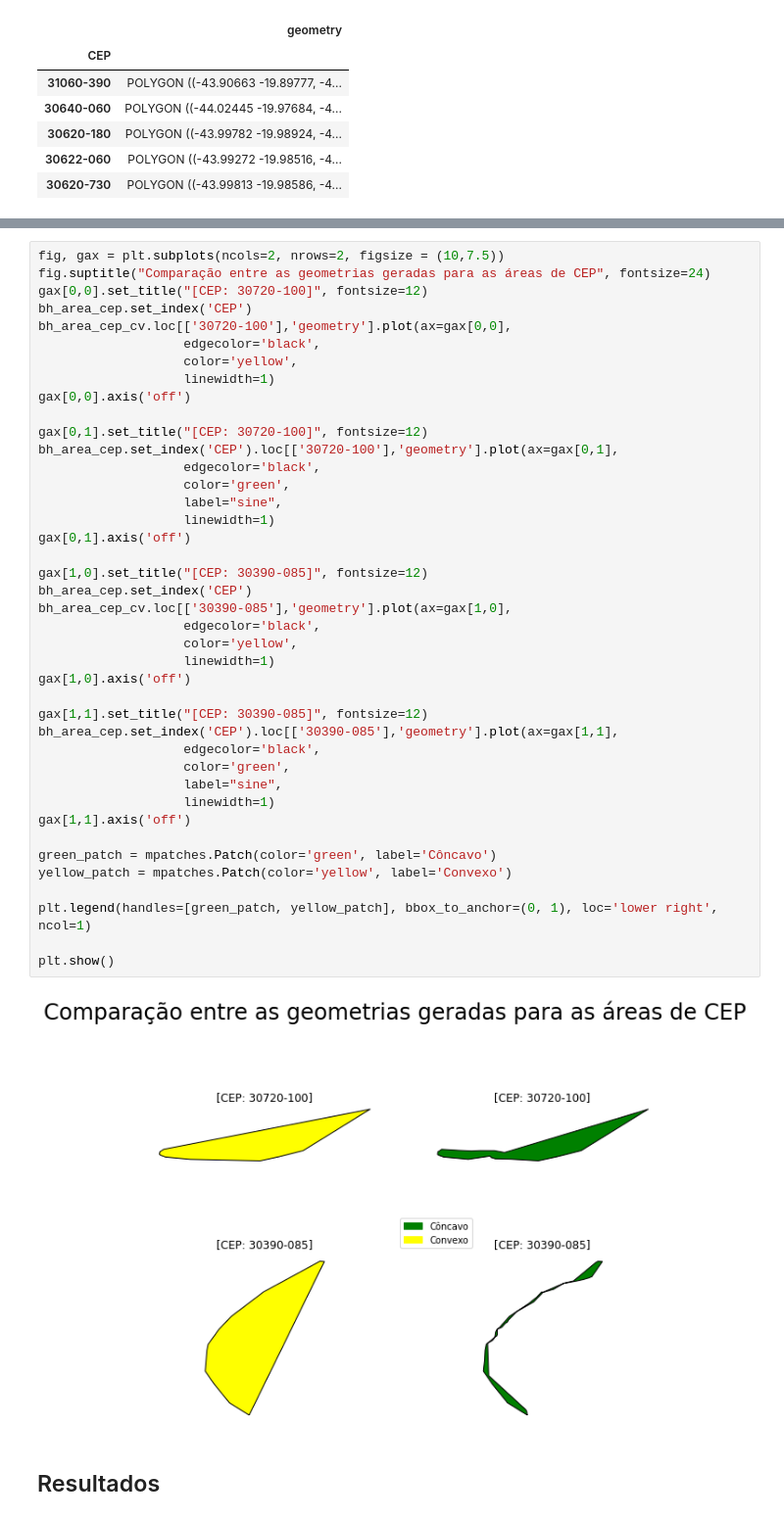
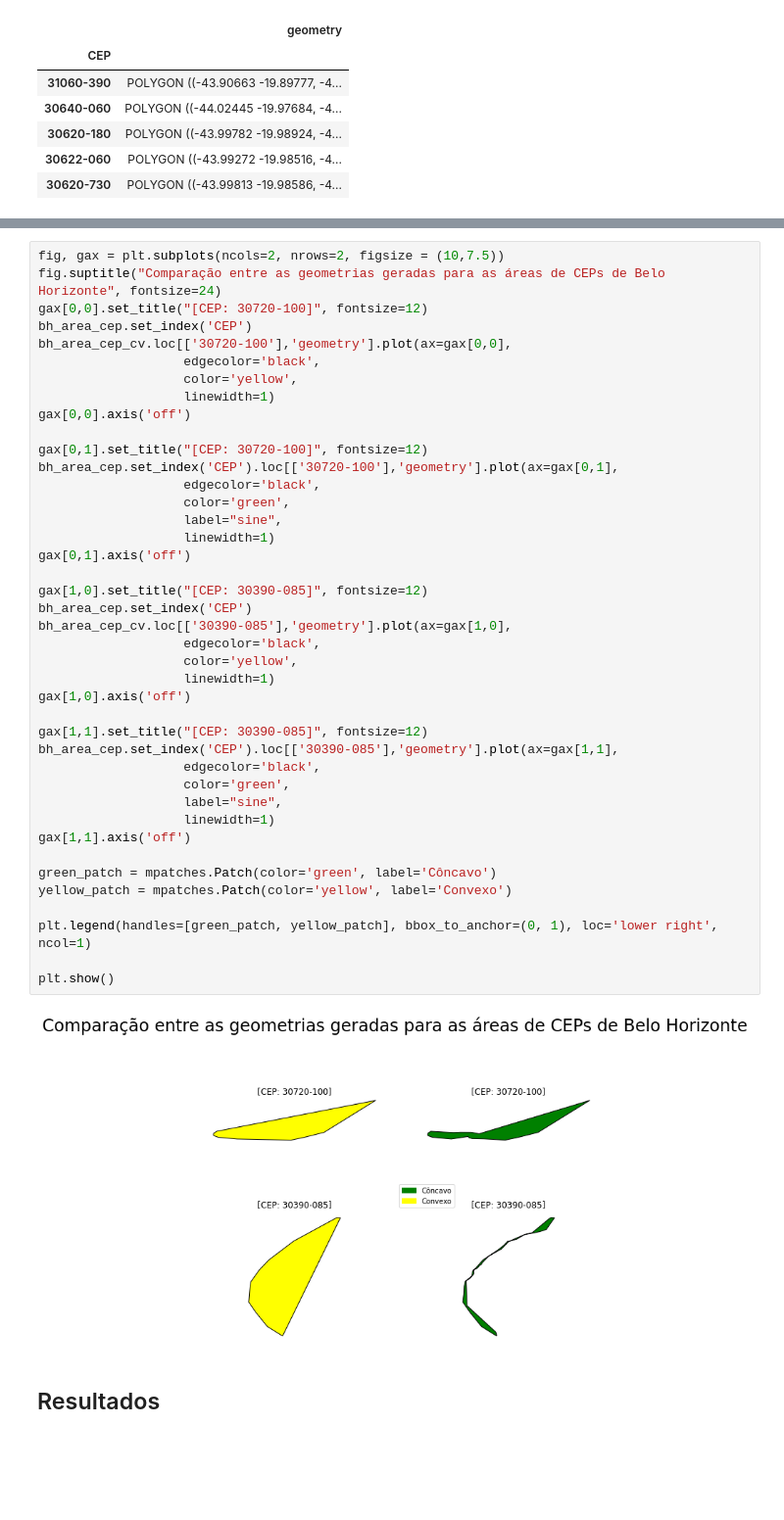
Before and after one commit to mcatrinque/areas-cep-mg, a Jupyter notebook: analise_area_cep_mg.ipynb, the cells around one changed output, grey strips where cells are left out. Shown at 98% size. Drawn from its saved outputs; the diff is of its cells as text; blank space fills up the shorter version.

```diff
--- a/analise_area_cep_mg.ipynb
+++ b/analise_area_cep_mg.ipynb
@@ -496,6 +466,6 @@ plt.show()
 # %%
 fig, gax = plt.subplots(ncols=2, nrows=2, figsize = (10,7.5))
-fig.suptitle("Comparação entre as geometrias geradas para as áreas de CEP", fontsize=24)
+fig.suptitle("Comparação entre as geometrias geradas para as áreas de CEPs de Belo Horizonte", fontsize=24)
 gax[0,0].set_title("[CEP: 30720-100]", fontsize=12)
 bh_area_cep.set_index('CEP')
 bh_area_cep_cv.loc[['30720-100'],'geometry'].plot(ax=gax[0,0],
@@ -508,34 +478,34 @@ gax[0,1].set_title("[CEP: 30720-100]", fontsize=12)
 bh_area_cep.set_index('CEP').loc[['30720-100'],'geometry'].plot(ax=gax[0,1],
                    edgecolor='black',
                    color='green',
                    label="sine",
                    linewidth=1)
 gax[0,1].axis('off')
 
 gax[1,0].set_title("[CEP: 30390-085]", fontsize=12)
 bh_area_cep.set_index('CEP')
 bh_area_cep_cv.loc[['30390-085'],'geometry'].plot(ax=gax[1,0],
                    edgecolor='black',
                    color='yellow',
                    linewidth=1)
 gax[1,0].axis('off')
 
 gax[1,1].set_title("[CEP: 30390-085]", fontsize=12)
 bh_area_cep.set_index('CEP').loc[['30390-085'],'geometry'].plot(ax=gax[1,1],
                    edgecolor='black',
                    color='green',
                    label="sine",
                    linewidth=1)
 gax[1,1].axis('off')
 
 green_patch = mpatches.Patch(color='green', label='Côncavo')
 yellow_patch = mpatches.Patch(color='yellow', label='Convexo')
 
 plt.legend(handles=[green_patch, yellow_patch], bbox_to_anchor=(0, 1), loc='lower right', ncol=1)
 
 plt.show()
 # %% [output]
-[figure, old version]
+[figure, new version]
 # %% [markdown]
 ## Resultados
 # %% [markdown]
```
Also changed, not shown: parts of 37 cells of this notebook.
